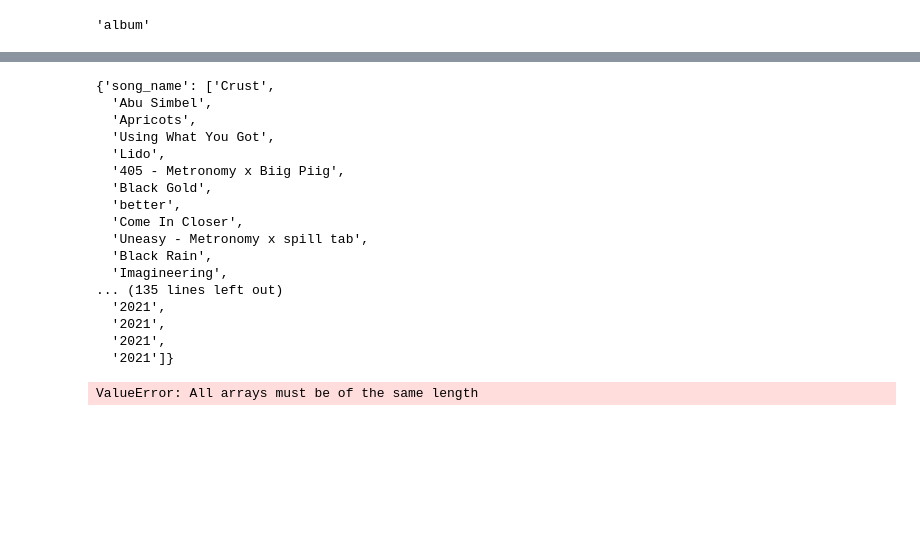
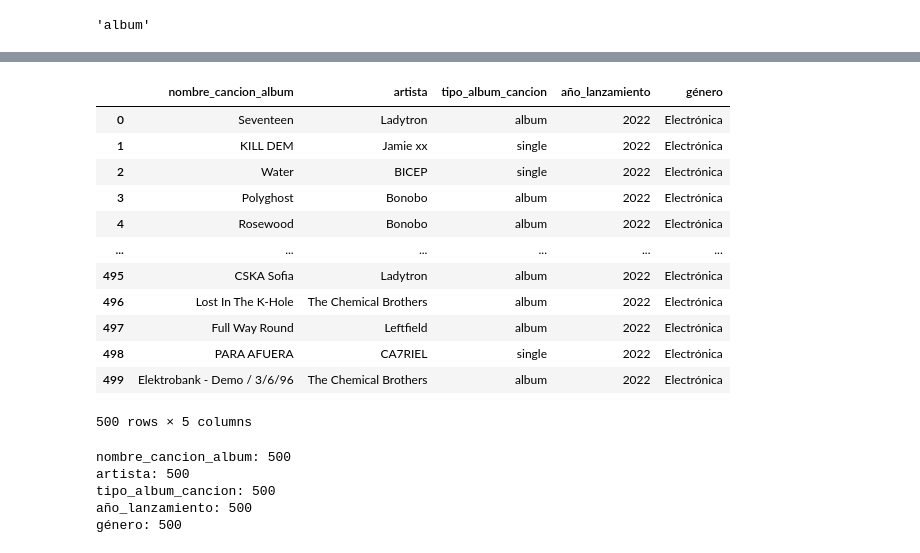
Before and after one commit to mpenacasares/equipo-2-musicStream-data-promoK, a Jupyter notebook: notebooks/extraccion-ariana.ipynb, the cells around one changed output, grey strips where cells are left out. Saved outputs shown, nothing was run; the diff lists cells and outputs as text; code cells hidden in the pictures; blank space fills up the shorter version.

```diff
--- a/notebooks/extraccion-ariana.ipynb
+++ b/notebooks/extraccion-ariana.ipynb
@@ -237,19 +126,18 @@ NameError: name 'dic_canciones' is not defined
 # %%
-dic_canciones1 = {"song_name": [], "artist_name": [], "type" : [], "release_date" : []}
+electronica_2022 = {"nombre_cancion_album": [], "artista": [], "tipo_album_cancion" : [], "año_lanzamiento" : [], "género" : []} ##Ver contador
 
-for ind in range(0,501,50):
+for ind in range(0,451,50):
 
-    datos = sp.search(q="genre:electronica year:2021", type='track', limit=50, offset=ind)
+    datos = sp.search(q="genre:electronica year:2022", type='track', limit=50, offset=ind)
 
     json_sp = datos["tracks"]["items"]
 
     for elemento in json_sp:
-        dic_canciones1["song_name"].append(elemento["name"]) #Añade nombre cancion
-        dic_canciones1["type"].append(elemento["album"]["album_type"]) #Añade si es album o single
-        release_date = elemento['album']["release_date"] #Define fecha de lanzamiento
+        electronica_2022["nombre_cancion_album"].append(elemento["name"]) #Añade nombre cancion
+        electronica_2022["tipo_album_cancion"].append(elemento["album"]["album_type"]) #Añade si es album o single
+        release_date = elemento["album"]["release_date"] #Define fecha de lanzamiento
         year = release_date.split("-")[0] #Divide la fecha
-        dic_canciones1["release_date"].append(year) #Append solo el año de lanzamiento
-
-        for dato in elemento["album"]["artists"]:
-            dic_canciones1["artist_name"].append(dato["name"]) #Añade nombre de artista
+        electronica_2022["año_lanzamiento"].append(year) #Append solo el año de lanzamiento
+        electronica_2022["artista"].append(elemento["album"]["artists"][0]["name"]) #Añade nombre de artista (solo uno por cancion)
+        electronica_2022["género"].append("Electrónica") #Añade género
 # %%
@@ -284,25 +152,17 @@ SyntaxError: invalid character '“' (U+201C) (2494382975.py, line 2)
-# %%
-dic_canciones1
-# %% [output]
-{'song_name': ['Crust',
-  'Abu Simbel',
-  'Apricots',
-  'Using What You Got',
-  'Lido',
-  '405 - Metronomy x Biig Piig',
-  'Black Gold',
-  'better',
-  'Come In Closer',
-  'Uneasy - Metronomy x spill tab',
-  'Black Rain',
-  'Imagineering',
-... (135 lines left out)
-  '2021',
-  '2021',
-  '2021',
-  '2021']}
-# %%
-df_dic_canciones1 = pd.DataFrame(dic_canciones1)
-df_dic_canciones1
-# %% [output]
-ValueError: All arrays must be of the same length
+# %%
+electronica_2022 = pd.DataFrame(electronica_2022)
+electronica_2022
+# %% [output]
+|  | nombre_cancion_album | artista | tipo_album_cancion | año_lanzamiento | género |
+| 0 | Seventeen | Ladytron | album | 2022 | Electrónica |
+| 1 | KILL DEM | Jamie xx | single | 2022 | Electrónica |
+| 2 | Water | BICEP | single | 2022 | Electrónica |
+| 3 | Polyghost | Bonobo | album | 2022 | Electrónica |
+| 4 | Rosewood | Bonobo | album | 2022 | Electrónica |
+| ... | ... | ... | ... | ... | ... |
+| 495 | CSKA Sofia | Ladytron | album | 2022 | Electrónica |
+| 496 | Lost In The K-Hole | The Chemical Brothers | album | 2022 | Electrónica |
+| 497 | Full Way Round | Leftfield | album | 2022 | Electrónica |
+| 498 | PARA AFUERA | CA7RIEL | single | 2022 | Electrónica |
+| 499 | Elektrobank - Demo / 3/6/96 | The Chemical Brothers | album | 2022 | Electrónica |
+500 rows × 5 columns
@@ -308,0 +186,9 @@ ValueError: All arrays must be of the same length
+# %%
+for key, value in pop_español_2021.items():
+    print(f"{key}: {len(value)}")
+# %% [output]
+nombre_cancion_album: 500
+artista: 500
+tipo_album_cancion: 500
+año_lanzamiento: 500
+género: 500
```
Also changed, not shown: parts of 25 cells of this notebook, 1 other file.
